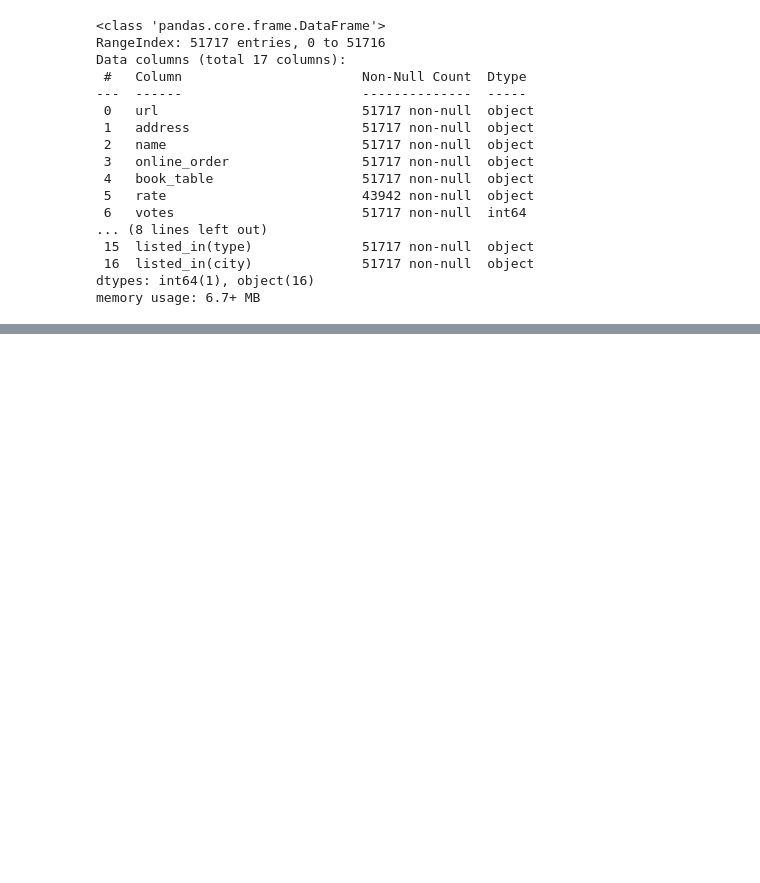
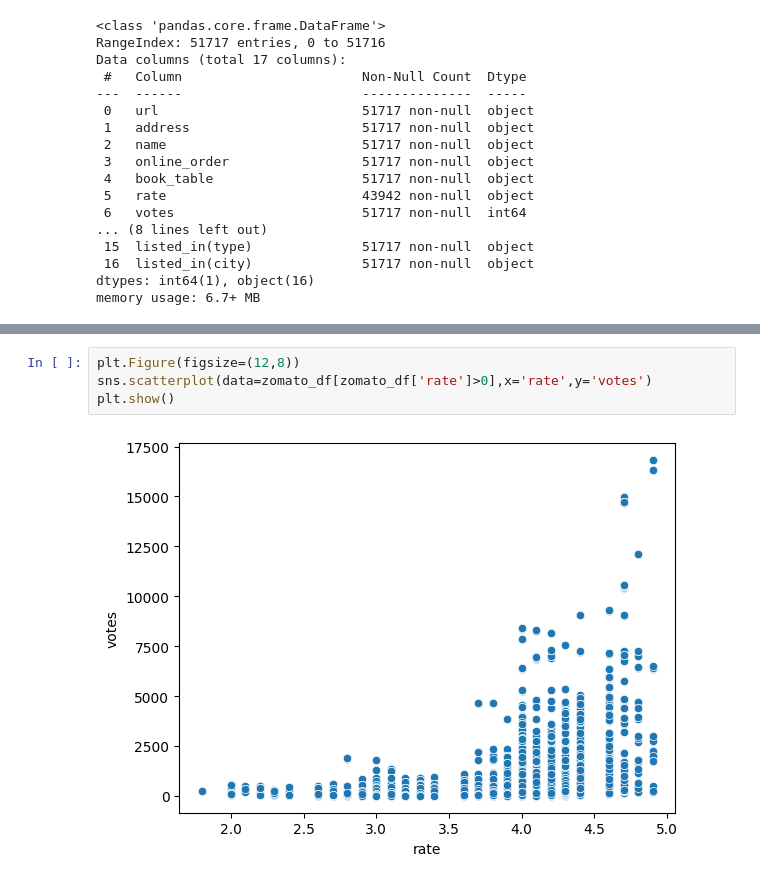
Before and after one commit to NitoBoritto/Zamato_Regression_Analysis, a Jupyter notebook: Code.ipynb, the cells around one changed output, grey strips where cells are left out. Saved outputs shown, nothing was run; the diff lists cells and outputs as text; blank space fills up the shorter version.

```diff
--- a/Code.ipynb
+++ b/Code.ipynb
@@ -63,0 +154,6 @@ zomato_df.describe(include= "all")
+# %%
+plt.Figure(figsize=(12,8))
+sns.scatterplot(data=zomato_df[zomato_df['rate']>0],x='rate',y='votes')
+plt.show()
+# %% [output]
+[figure, added]
```
Also changed, not shown: parts of 14 cells of this notebook.
